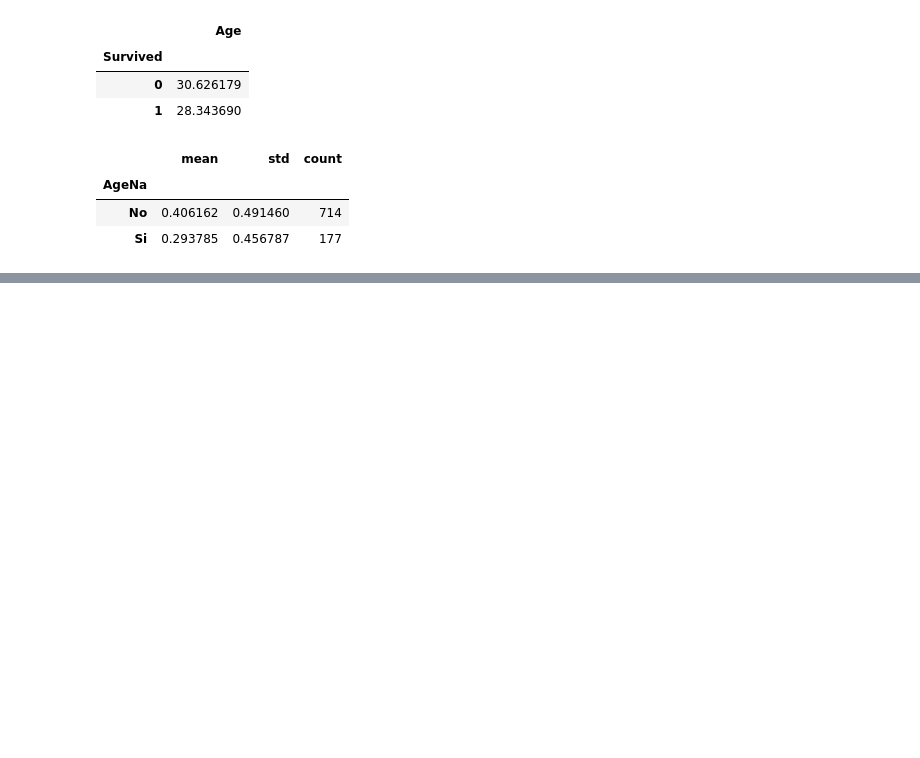
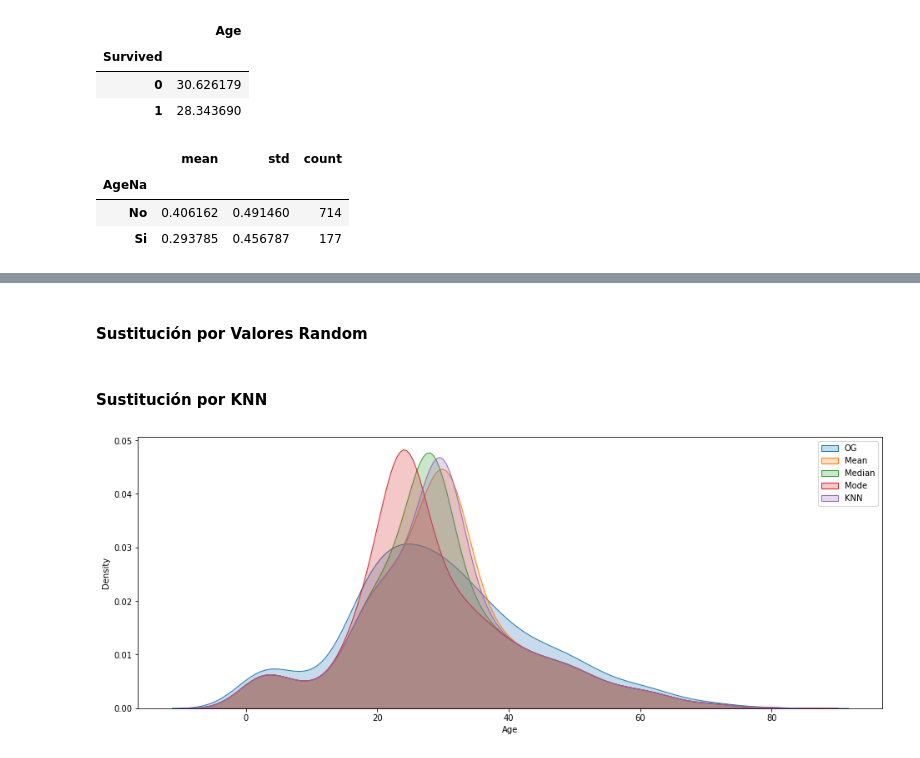
Before and after one commit to andrear17/Laboratorio2-PD, a Jupyter notebook: Lab2.ipynb, the cells around one changed output, grey strips where cells are left out. Drawn from its saved outputs; the diff is of its cells as text; code cells hidden in the pictures; blank space fills up the shorter version.

```diff
--- a/Lab2.ipynb
+++ b/Lab2.ipynb
@@ -137,0 +185,2 @@ plt.show()
+# %%
+df['Age_0'] = df['Age'].fillna(0)
@@ -137,0 +189,25 @@ plt.show()
+# %%
+df['Age_110'] = df['Age'].fillna(100)
+# %% [markdown]
+#### Sustitución por Valores Random
+# %%
+df['Age_random'] = df['Age'].fillna(random.randint(16,50))
+# %% [markdown]
+#### Sustitución por KNN
+# %%
+imputer = KNNImputer(n_neighbors=2, weights="uniform")
+knn_Imp = imputer.fit_transform(np.array(df.Age).reshape(-1, 1))
+df['Age_KNN'] = knn_Imp
+# %%
+fig = plt.figure(figsize=(16,6))
+ax = fig.add_subplot(111)
+sns.set_palette("Set2")
+sns.kdeplot(df['Age'], shade=True, label='OG')
+sns.kdeplot(df['Age_mean'], shade=True, label='Mean')
+sns.kdeplot(df['Age_median'], shade=True, label='Median')
+sns.kdeplot(df['Age_mode'], shade=True, label='Mode')
+sns.kdeplot(df['Age_KNN'], shade=True, label='KNN')
+plt.legend()
+plt.show()
+# %% [output]
+[figure, added]
```
Also changed, not shown: parts of 17 cells of this notebook.
